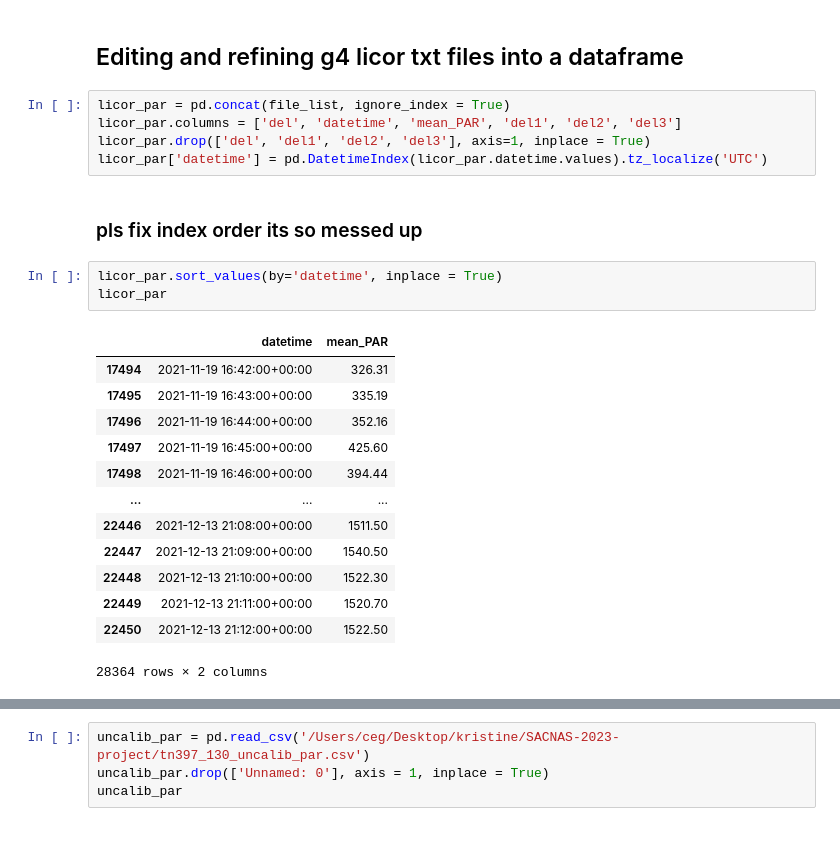
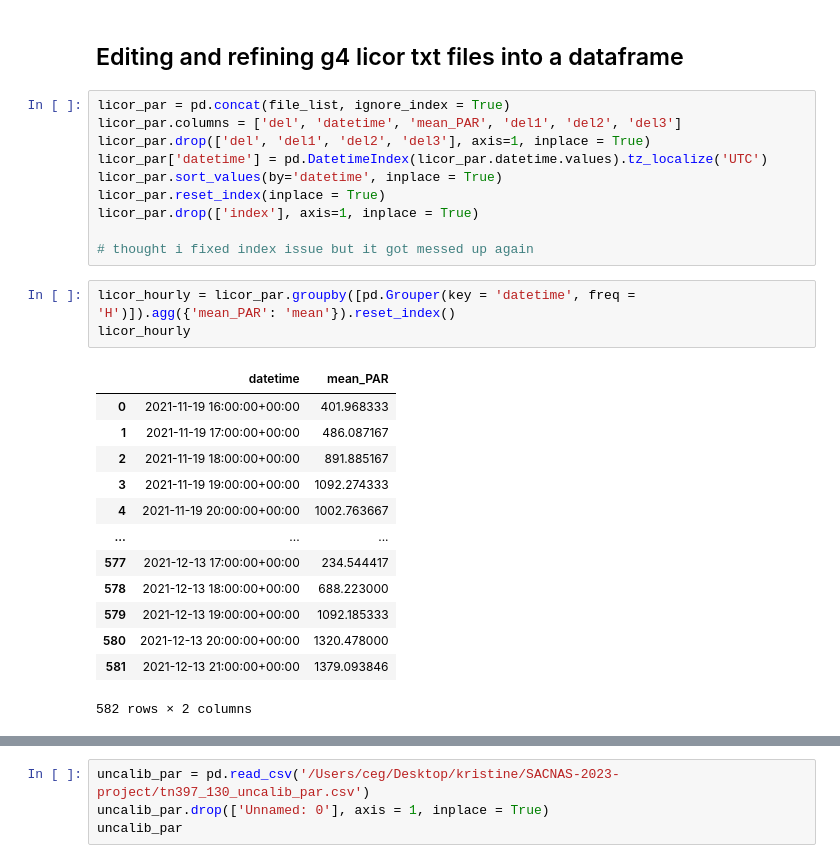
Before and after one commit to kpc02/SACNAS-2023-project, a Jupyter notebook: surface_level_par.ipynb, the cells around one changed output, grey strips where cells are left out. Cells and saved outputs as stored; diff of their text form; blank space fills up the shorter version.

```diff
--- a/surface_level_par.ipynb
+++ b/surface_level_par.ipynb
@@ -58,25 +58,28 @@ licor_par = pd.concat(file_list, ignore_index = True)
 licor_par.columns = ['del', 'datetime', 'mean_PAR', 'del1', 'del2', 'del3']
 licor_par.drop(['del', 'del1', 'del2', 'del3'], axis=1, inplace = True)
 licor_par['datetime'] = pd.DatetimeIndex(licor_par.datetime.values).tz_localize('UTC')
+licor_par.sort_values(by='datetime', inplace = True)
+licor_par.reset_index(inplace = True)
+licor_par.drop(['index'], axis=1, inplace = True)
+
+# thought i fixed index issue but it got messed up again
-# %% [markdown]
-### pls fix index order its so messed up
-# %%
-licor_par.sort_values(by='datetime', inplace = True)
-licor_par
-# %% [output]
-|  | datetime | mean_PAR |
-| 17494 | 2021-11-19 16:42:00+00:00 | 326.31 |
-| 17495 | 2021-11-19 16:43:00+00:00 | 335.19 |
-| 17496 | 2021-11-19 16:44:00+00:00 | 352.16 |
-| 17497 | 2021-11-19 16:45:00+00:00 | 425.60 |
-| 17498 | 2021-11-19 16:46:00+00:00 | 394.44 |
-| ... | ... | ... |
-| 22446 | 2021-12-13 21:08:00+00:00 | 1511.50 |
-| 22447 | 2021-12-13 21:09:00+00:00 | 1540.50 |
-| 22448 | 2021-12-13 21:10:00+00:00 | 1522.30 |
-| 22449 | 2021-12-13 21:11:00+00:00 | 1520.70 |
-| 22450 | 2021-12-13 21:12:00+00:00 | 1522.50 |
-28364 rows × 2 columns
+# %%
+licor_hourly = licor_par.groupby([pd.Grouper(key = 'datetime', freq = 'H')]).agg({'mean_PAR': 'mean'}).reset_index()
+licor_hourly
+# %% [output]
+|  | datetime | mean_PAR |
+| 0 | 2021-11-19 16:00:00+00:00 | 401.968333 |
+| 1 | 2021-11-19 17:00:00+00:00 | 486.087167 |
+| 2 | 2021-11-19 18:00:00+00:00 | 891.885167 |
+| 3 | 2021-11-19 19:00:00+00:00 | 1092.274333 |
+| 4 | 2021-11-19 20:00:00+00:00 | 1002.763667 |
+| ... | ... | ... |
+| 577 | 2021-12-13 17:00:00+00:00 | 234.544417 |
+| 578 | 2021-12-13 18:00:00+00:00 | 688.223000 |
+| 579 | 2021-12-13 19:00:00+00:00 | 1092.185333 |
+| 580 | 2021-12-13 20:00:00+00:00 | 1320.478000 |
+| 581 | 2021-12-13 21:00:00+00:00 | 1379.093846 |
+582 rows × 2 columns
 # %%
 # this df is the calibrated par after using correction factors
 ## find tn3917_130
```
Also changed, not shown: parts of 5 cells of this notebook, 1 other file.
